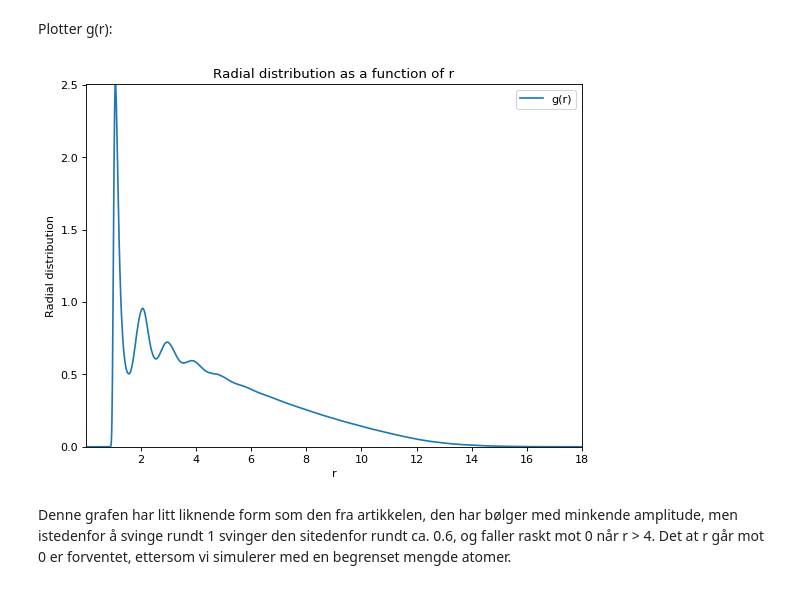
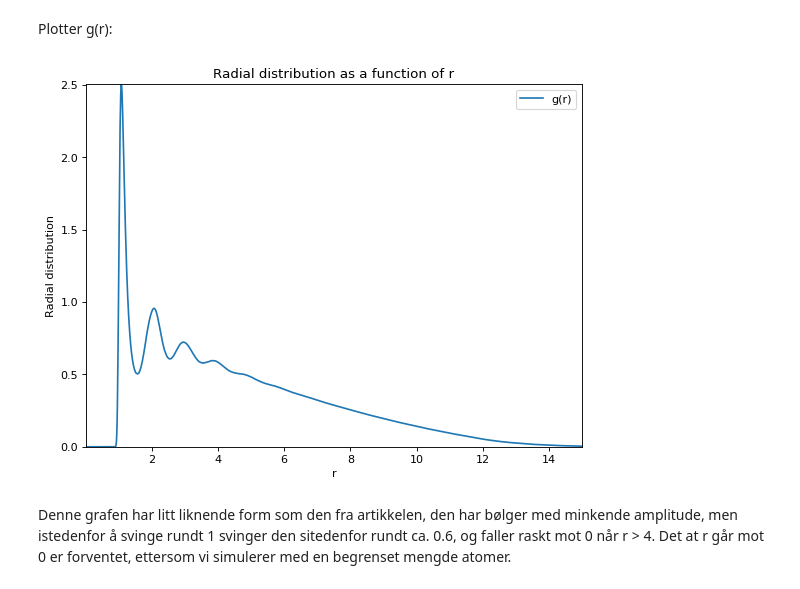
Before and after one commit to Benito1001/MolDyn, a Jupyter notebook: MolDyn.ipynb, the cells around one changed output. Cells and saved outputs as stored; diff of their text form; code cells hidden in the pictures.

```diff
--- a/MolDyn.ipynb
+++ b/MolDyn.ipynb
@@ -2470,21 +2476,23 @@ Plotter g(r):
 # %%
 with open("data/data4di.g", "r") as datafile:
     r_list = []
     g_list = []
     for line in datafile:
         r, g = [float(v) for v in line.replace("\n", "").split(" ")]
+        if r > 15:
+            break
         r_list.append(r)
         g_list.append(g)
 
 plt.figure(figsize=(8, 6), dpi=80)
 plt.plot(r_list, g_list, label="g(r)")
 plt.axis([r_list[0], r_list[-1], min(g_list), max(g_list)])
 plt.legend()
 plt.title("Radial distribution as a function of r")
 plt.xlabel("r")
 plt.ylabel("Radial distribution")
 plt.show()
 # %% [output]
-[figure, old version]
+[figure, new version]
 # %% [markdown]
 Denne grafen har litt liknende form som den fra artikkelen, den har bølger med minkende amplitude, men istedenfor å svinge rundt 1 svinger den sitedenfor rundt ca. 0.6, og faller raskt mot 0 når r > 4. Det at r går mot 0 er forventet, ettersom vi simulerer med en begrenset mengde atomer.
```
Also changed, not shown: parts of 16 cells of this notebook, 12 other files.
